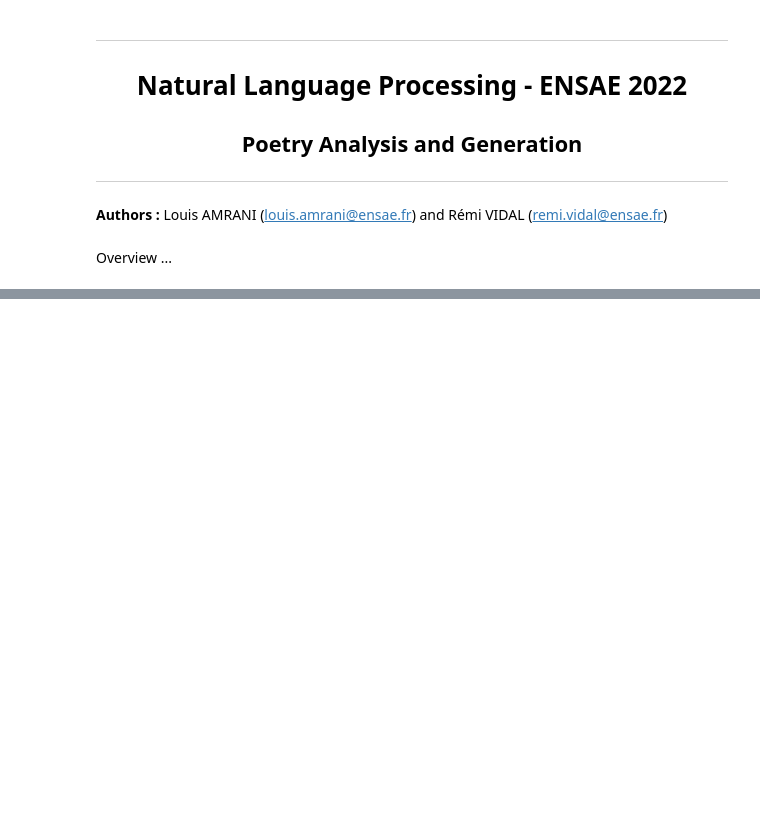
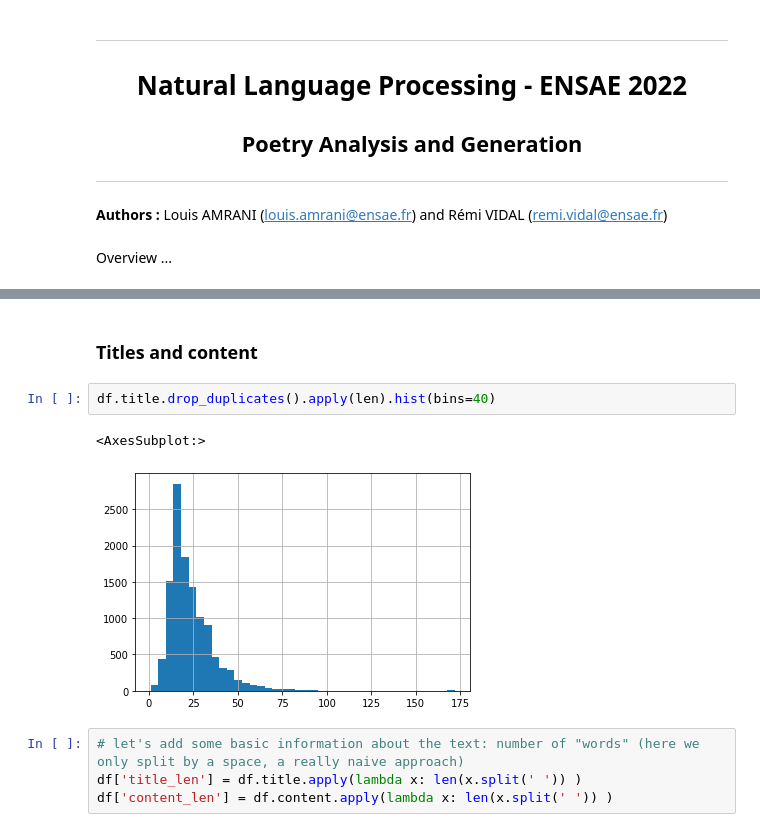
Before and after one commit to remi-vidal/NLP-ensae, a Jupyter notebook: notebook_nlp.ipynb, the cells around one changed output, grey strips where cells are left out. Saved outputs shown, nothing was run; the diff lists cells and outputs as text; blank space fills up the shorter version.

```diff
--- a/notebook_nlp.ipynb
+++ b/notebook_nlp.ipynb
@@ -22,3 +169,14 @@ df = pd.read_csv(url, index_col=0)
+# %% [markdown]
+### Titles and content
+# %%
+df.title.drop_duplicates().apply(len).hist(bins=40)
+# %% [output]
+<AxesSubplot:>
+[figure, added]
+# %%
+# let's add some basic information about the text: number of "words" (here we only split by a space, a really naive approach)
+df['title_len'] = df.title.apply(lambda x: len(x.split(' ')) )
+df['content_len'] = df.content.apply(lambda x: len(x.split(' ')) )
 # %%
 df
 # %% [output]
```
Also changed, not shown: parts of 28 cells of this notebook.
